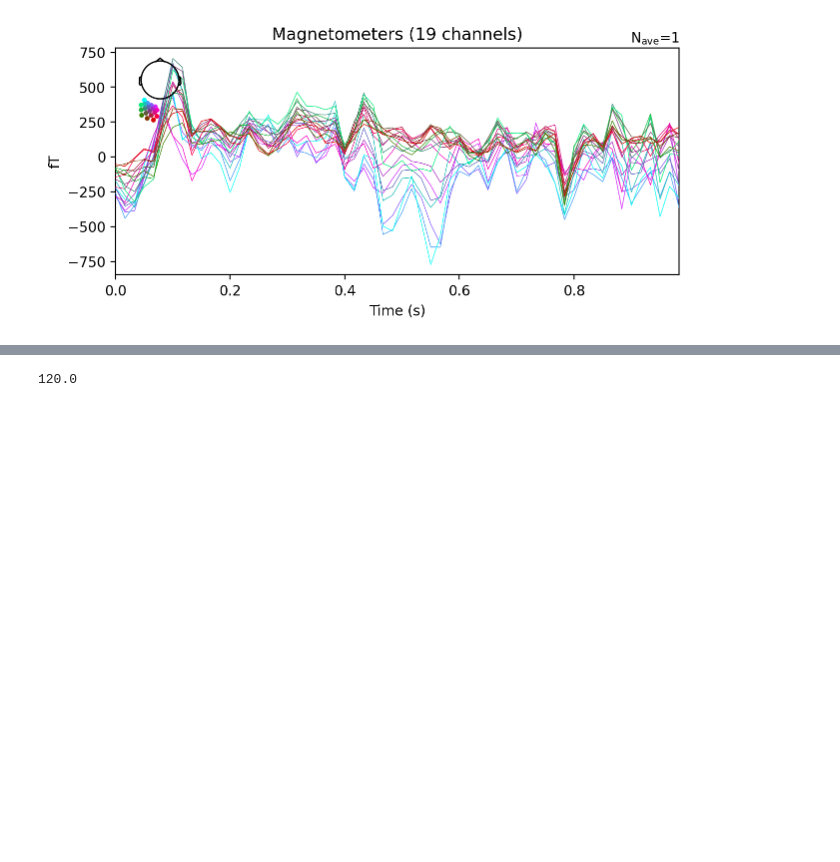
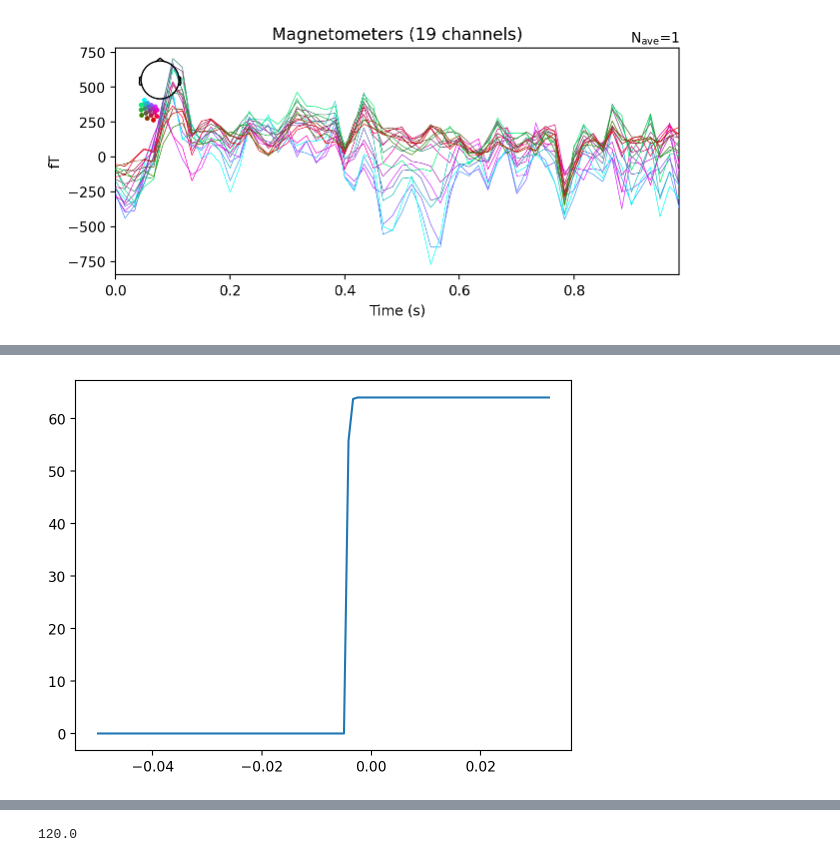
Before and after one commit to desa-lab/EEG-Image-Reconstruction, a Jupyter notebook: preprocess_meg.ipynb, the cells around one changed output, grey strips where cells are left out. Drawn from its saved outputs; the diff is of its cells as text; code cells hidden in the pictures; blank space fills up the shorter version.

```diff
--- a/preprocess_meg.ipynb
+++ b/preprocess_meg.ipynb
@@ -153,3 +157,21 @@ epochs[1].pick_channels(mag_ch_names[56:75]).average().plot();
 # %% [output]
 NOTE: pick_channels() is a legacy function. New code should use inst.pick(...).
 [figure]
+# %%
+train_meg = None
+test_meg = None
+for session, task, run in tqdm(product(sessions, tasks, runs), total=len(sessions)*len(tasks)*len(runs)):
+    bids_path = BIDSPath(
+        subject=subject,
+        session=session,
+        task=task,
+        root=data_dir,
+        run = run,
+        datatype="meg",
+    )
+    raw = read_raw_bids(bids_path, verbose='ERROR')
+    raw.set_channel_types(ch_type_map, verbose='ERROR')
+    events, event_dict = mne.events_from_annotations(raw, verbose='ERROR')
+    epochs = mne.Epochs(raw, events, event_id=event_dict, tmin=-0.3, tmax=1.0, baseline=(-0.3, 0), preload=True, picks='stim', verbose='ERROR')#.resample(60, npad="auto", verbose='ERROR')
+    # epochs.crop(tmin=0.0, tmax=epochs.tmax, verbose=False);
+    break
@@ -155,0 +182,6 @@ NOTE: pick_channels() is a legacy function. New code should use inst.pick(...).
+# %%
+x = np.linspace(-0.3, 1.0, int(1.3*1200)+1)
+plt.plot(x[300:400], epochs.average(picks='stim').get_data()[0][300:400])
+plt.show()
+# %% [output]
+[figure, added]
```
Also changed, not shown: parts of 3 cells of this notebook.
